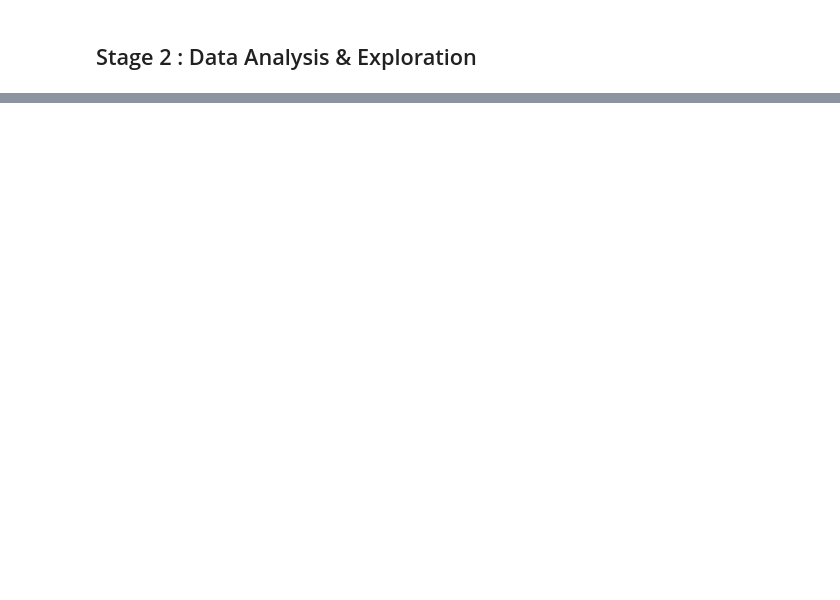
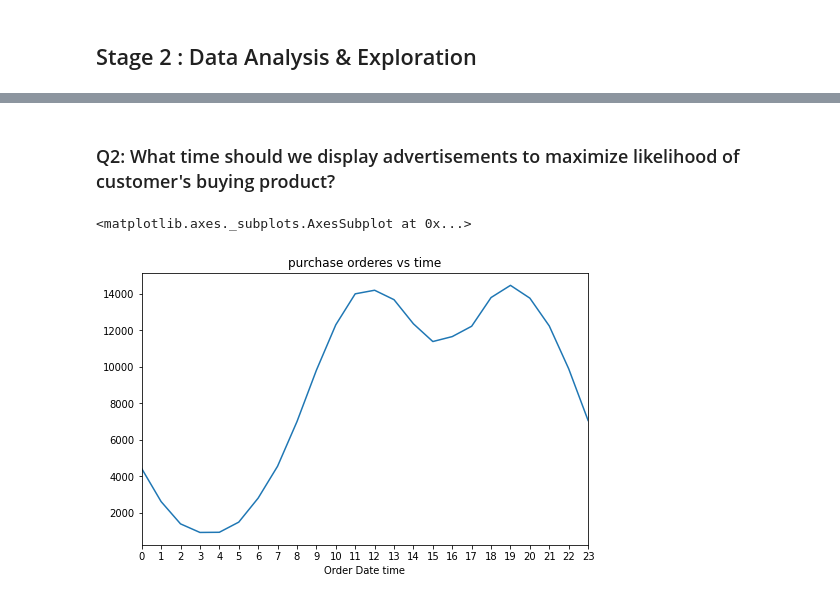
Before and after one commit to Mohamed209/machine-learning-course, a Jupyter notebook: Chapter_2_Data analysis_fundamentals/Sales_data_analysis/sales_data_analysis.ipynb, the cells around one changed output, grey strips where cells are left out. Cells and saved outputs as stored; diff of their text form; code cells hidden in the pictures; blank space fills up the shorter version.

```diff
--- a/Chapter_2_Data analysis_fundamentals/Sales_data_analysis/sales_data_analysis.ipynb
+++ b/Chapter_2_Data analysis_fundamentals/Sales_data_analysis/sales_data_analysis.ipynb
@@ -289,0 +255,8 @@ Name: reduced_categories, dtype: int64
+# %% [markdown]
+### Q2: What time should we display advertisements to maximize likelihood of customer's buying product?
+# %%
+all_data.groupby('Order Date time')['Quantity Ordered'].sum().plot(figsize=(8,5),title='purchase orderes vs time',
+                                                                  xticks=range(24))
+# %% [output]
+<matplotlib.axes._subplots.AxesSubplot at 0x...>
+[figure, added]
```
Also changed, not shown: parts of 22 cells of this notebook, 9 other files.
